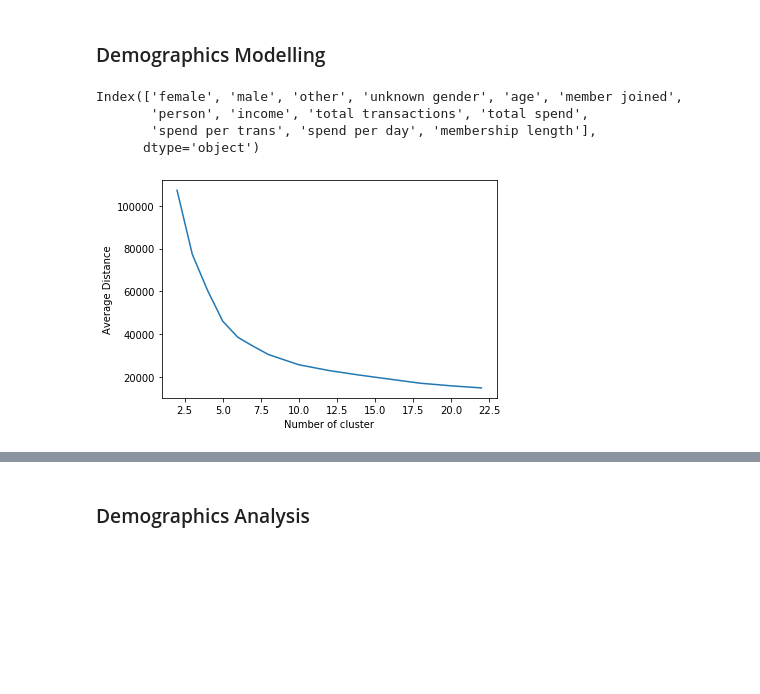
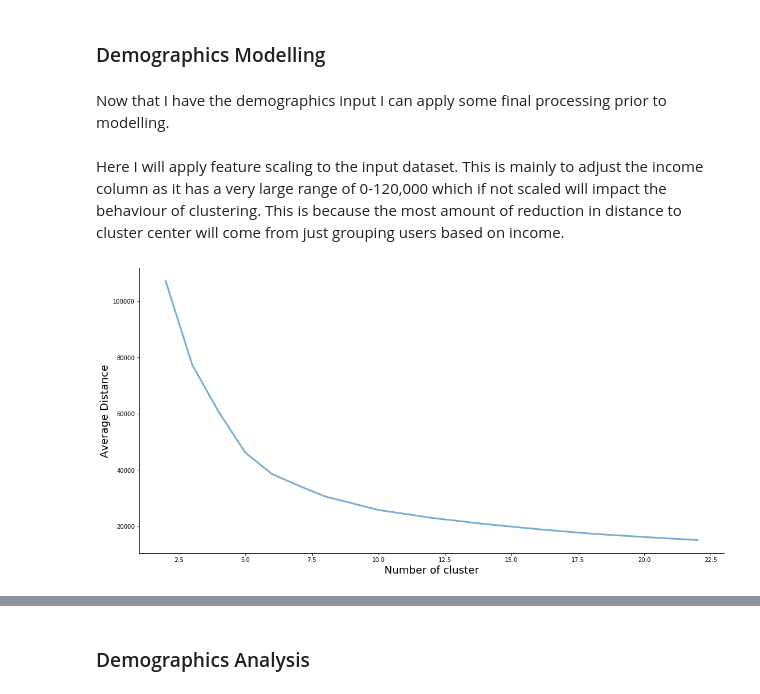
Before and after one commit to WarwickR92/Starbucks-Marketing-Project, a Jupyter notebook: 3. Starbucks Demographics (Data Modelling - Part 1).ipynb, the cells around one changed output, grey strips where cells are left out. Drawn from its saved outputs; the diff is of its cells as text; code cells hidden in the pictures; blank space fills up the shorter version.

```diff
--- a/3. Starbucks Demographics (Data Modelling - Part 1).ipynb
+++ b/3. Starbucks Demographics (Data Modelling - Part 1).ipynb
@@ -56,13 +64,16 @@ user_data.head()
 | 4 | 0 | 0 | 0 | 1 | 0 | 2017-08-04 | a03223e636434f42ac4c3df47e8bac43 | 0.0 | ... |
 # %% [markdown]
 ### Demographics Modelling
-# %%
-user_data.columns
-# %% [output]
-Index(['female', 'male', 'other', 'unknown gender', 'age', 'member joined',
-       'person', 'income', 'total transactions', 'total spend',
-       'spend per trans', 'spend per day', 'membership length'],
-      dtype='object')
+# %% [markdown]
+Now that I have the demographics input I can apply some final processing prior to modelling.
+# %% [markdown]
+Here I will apply feature scaling to the input dataset. This is mainly to adjust the income column as it has a very large range of 0-120,000 which if not scaled will impact the behaviour of clustering. This is because the most amount of reduction in distance to cluster center will come from just grouping users based on income.
 # %%
 # remove unwanted columns
-demographics_input = user_data.drop(columns=['member joined','person', 'total transactions', 'total spend'])
+demographics_input = user_data.drop(columns=['member joined','person',
+                                             'total transactions', 'total spend'])
+
+# Apply feature scaling to the demographics data.
+scaler = StandardScaler()
+scaler.fit(demographics_input)
+input_demo_data = scaler.transform(demographics_input)
@@ -74,13 +80,27 @@ input_demo_data = scaler.transform(demographics_input)
 # %%
 # run k-means over different cluster counts to see the best number of groups to split our demographic data into
+# creates plot
+fig, ax = plt.subplots(figsize=(18,9))
+
+# loop through all of the different cluster counts
 ad = {}
 cluster_counts = [2,3,4,5,6,7,8,9,10,12,14,16,18,20,22]
 for x in cluster_counts:
     kmeans = KMeans(n_clusters=x, max_iter=1000).fit(input_demo_data)
     ad[x] = kmeans.inertia_
-plt.plot(list(ad.keys()), list(ad.values()))
-plt.xlabel("Number of cluster")
-plt.ylabel("Average Distance")
+
+# plot the average distance to the center of the clusters
+ax.plot(list(ad.keys()), list(ad.values()), linewidth=3, alpha=0.6)
+
+# label axis
+ax.set_xlabel("Number of cluster", fontsize=18)
+ax.set_ylabel("Average Distance", fontsize=18)
+
+# Removes spines and changes layout to tight
+ax.spines['top'].set_visible(False)
+ax.spines['right'].set_visible(False)
+
+# show plot
 plt.show()
 # %% [output]
-[figure, old version]
+[figure, new version]
```
Also changed, not shown: parts of 12 cells of this notebook, 5 other files.
